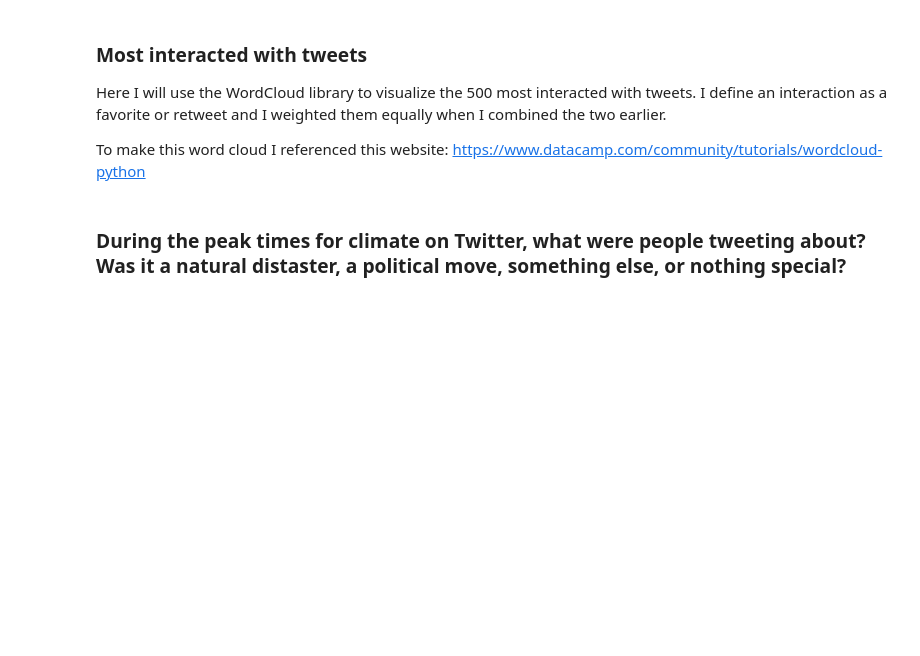
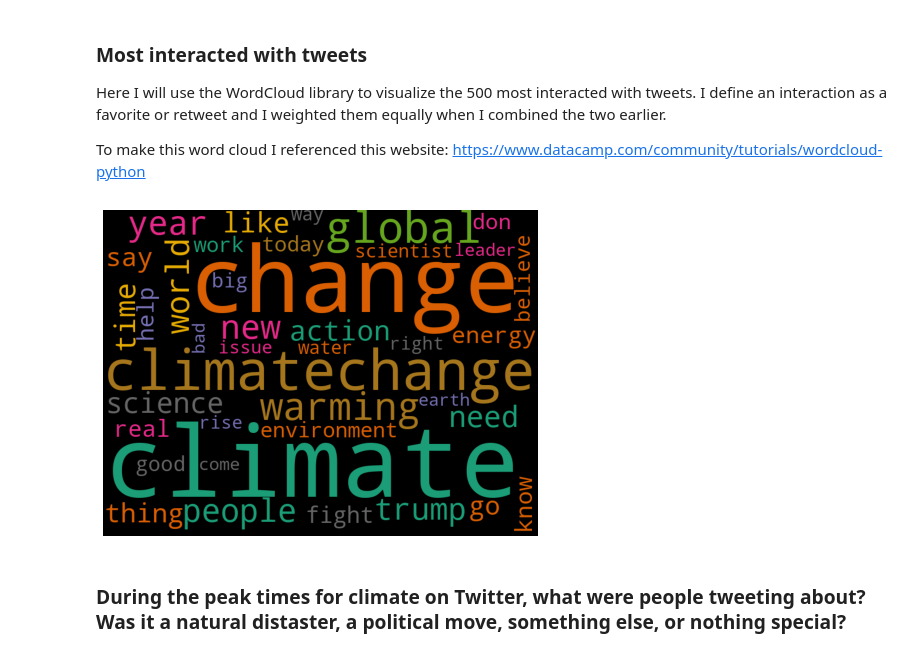
Before and after one commit to arjungandhi521/arjungandhi521.github.io, a Jupyter notebook: Climate Change on Twitter.ipynb, the cells around one changed output. Saved outputs shown, nothing was run; the diff lists cells and outputs as text; code cells hidden in the pictures; blank space fills up the shorter version.

```diff
--- a/Climate Change on Twitter.ipynb
+++ b/Climate Change on Twitter.ipynb
@@ -319,6 +255,12 @@ data.head()
 # %%
 # make bag of words
 cv=CountVectorizer(analyzer='word')
+
+# add a column with the text of each tweet as one string
+tweets = []
+for r in data.iterrows():
+    tweets.append(" ".join(r[1]["tokens"]))
+data["tweet"] = tweets
 
 def make_bag_of_words(tweets):
     info = cv.fit_transform(tweets["tweet"])
@@ -329,9 +271,6 @@ def make_bag_of_words(tweets):
     return bow
 
 bags = []
-for i in range(2017,2020):
-    bags.append(make_bag_of_words(data[data["year"] == i]))
-
+for i in range(2017,2020): bags.append(make_bag_of_words(data[data["year"] == i]))
 # example output for 2019
-print("Example of what one of these bag of words looks like:")
 bags[2].head()
@@ -354,9 +306,10 @@ To make this word cloud I referenced this website: https://www.datacamp.com/comm
 # %%
 # Make a word count of the most interacted with tweets (what got the most likes and retweets)
 data = data.sort_values(by=["total_interactions"], ascending=False)
 top_100 = data.head(500)
-bow_summed = make_bag_of_words(top_100).sum()
-make_word_cloud(bow_summed)
+make_word_cloud(make_bag_of_words(top_100).sum())
+# %% [output]
+[figure, added]
 # %% [markdown]
 ### During the peak times for climate on Twitter, what were people tweeting about? Was it a natural distaster, a political move, something else, or nothing special?
 # %%
```
Also changed, not shown: parts of 16 cells of this notebook, 2 other files.
